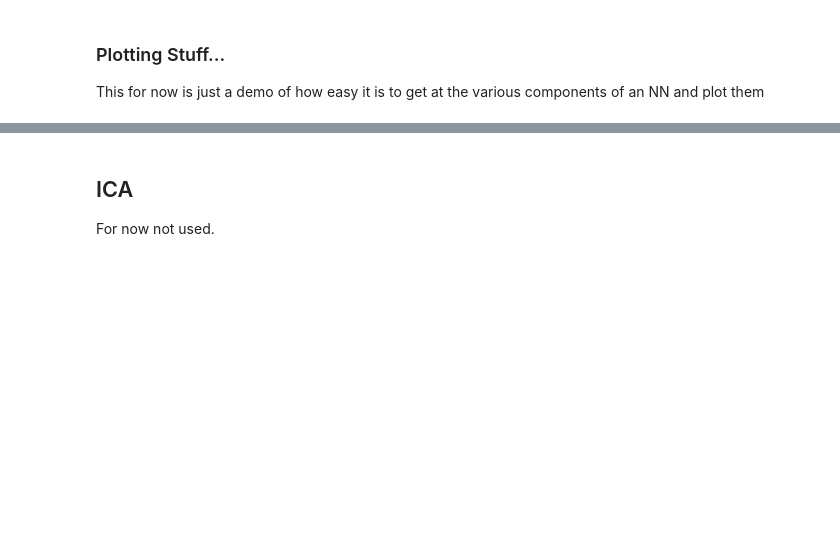
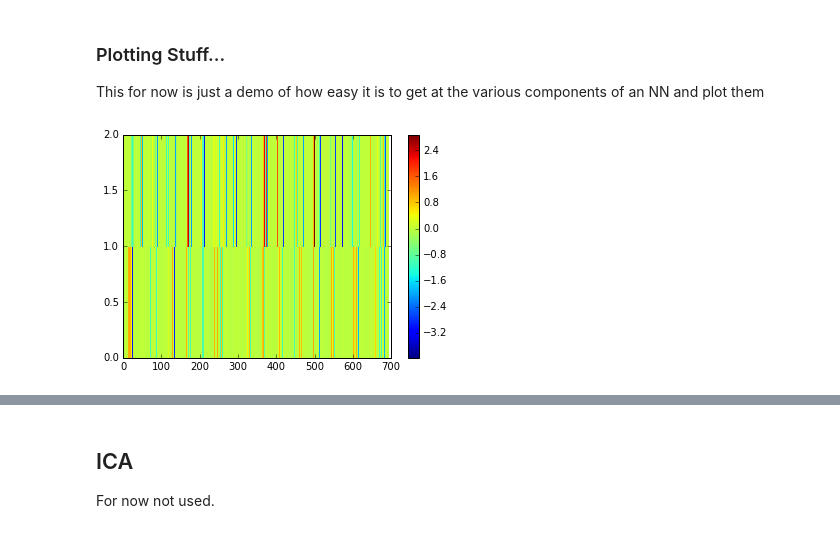
Before and after one commit to Copper-Head/the-three-stooges, a Jupyter notebook: Sandbox.ipynb, the cells around one changed output, grey strips where cells are left out. Cells and saved outputs as stored; diff of their text form; code cells hidden in the pictures; blank space fills up the shorter version.

```diff
--- a/Sandbox.ipynb
+++ b/Sandbox.ipynb
@@ -194,13 +234,15 @@ cats_mice = sc.read_single_sequence("cats eat mice")
 # %%
 # f = plt.figure(figsize=(20, 20))
 # plt.pcolormesh(np.expand_dims(third_cell[0][0], axis=0))
-plt.pcolormesh(abram_cell2_simple[:,18:20].T)
+plt.pcolormesh(demo_cell[:,18:20].T)
 # sets char IDs as tick labels on the X axis
 # plt.xticks(input_positions, list("cats eat mice"))
 # plt.yticks([])
 # plt.ylim(0, 0.1)
 plt.colorbar()
 plt.show()
+# %% [output]
+[figure, added]
 # %%
 plt.pcolormesh(np.random.rand(1, 6))
 plt.show()
```
Also changed, not shown: parts of 8 cells of this notebook, 3 other files.
